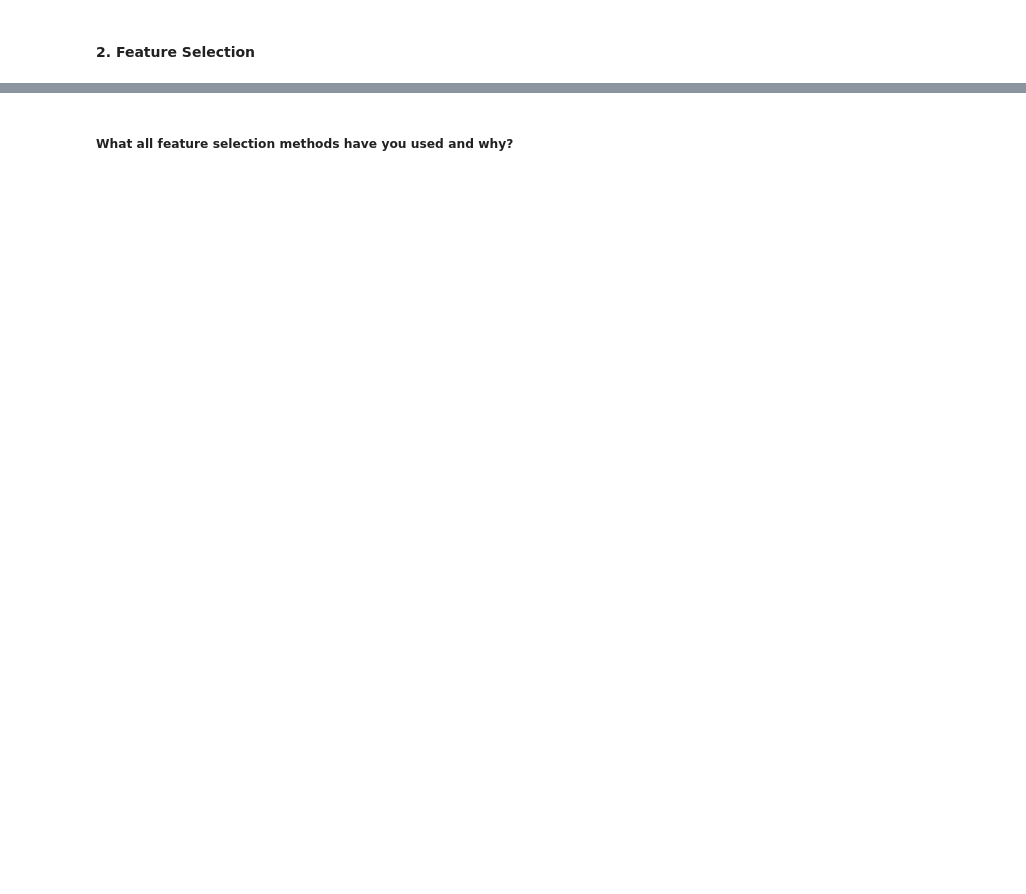
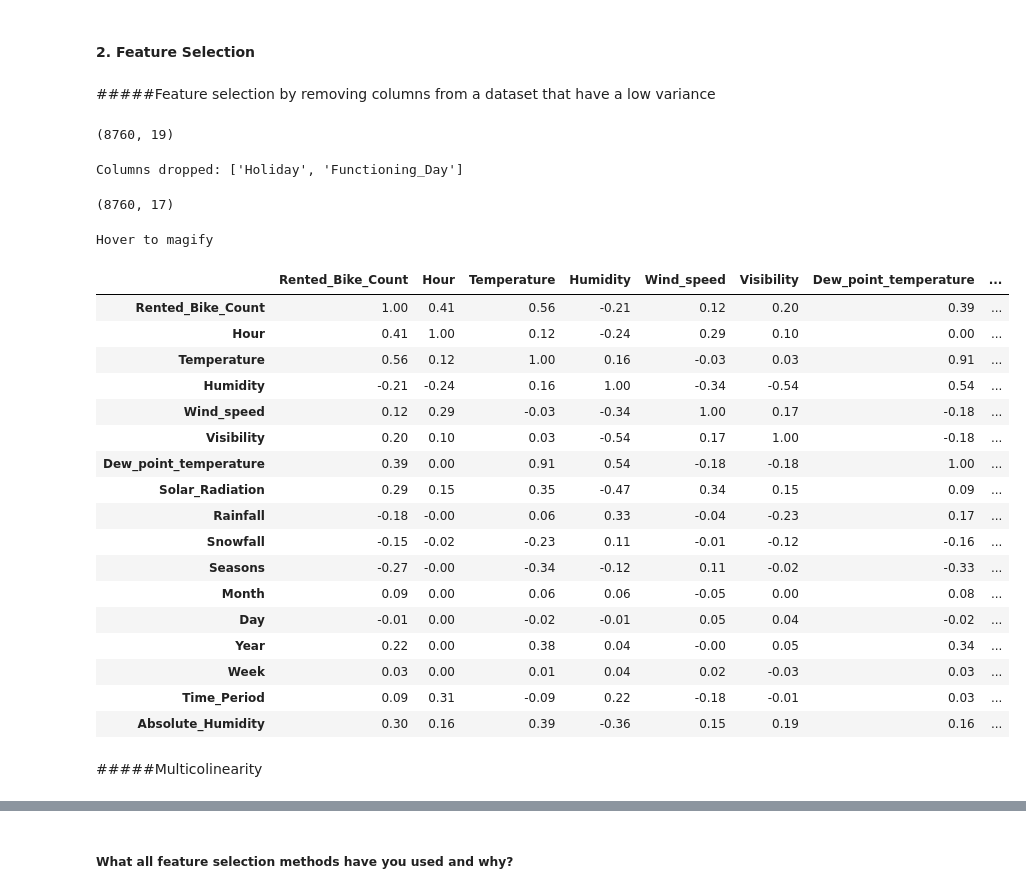
Before and after one commit to abhinav4201/Regression-Bike-Sharing-Demand-Prediction, a Jupyter notebook: Supervised_Regression_Bike_Demand_Prediction_Capstone_2.ipynb, the cells around one changed output, grey strips where cells are left out. Saved outputs shown, nothing was run; the diff lists cells and outputs as text; code cells hidden in the pictures; blank space fills up the shorter version.

Commit message:
feature selection

```diff
--- a/Supervised_Regression_Bike_Demand_Prediction_Capstone_2.ipynb
+++ b/Supervised_Regression_Bike_Demand_Prediction_Capstone_2.ipynb
@@ -1209,0 +1305,2 @@ Since, there were no missing values to handle in the given dataset no further ma
+# %%
+dd = df.copy()
@@ -1226,4 +1433,82 @@ Answer Here.
+# %%
+# np.isinf(dff).values.sum()
+# dff.replace([np.inf, -np.inf], 0, inplace=True)
+np.isinf(dd).values.sum()
+dd.replace([np.inf, -np.inf], 0, inplace=True)
 # %% [markdown]
 #### 2. Feature Selection
+# %% [markdown]
+#####Feature selection by removing columns from a dataset that have a low variance
 # %%
 # Select your features wisely to avoid overfitting
+# Checking the shape of dataset
+# dff.shape
+dd.shape
+# %% [output]
+(8760, 19)
+# %%
+# Dropping Constant and Quasi Constant Feature
+def dropping_constant(data):
+  from  sklearn.feature_selection import VarianceThreshold
+  var_thres= VarianceThreshold(threshold=0.05)
+  var_thres.fit(data)
+  concol = [column for column in data.columns
+          if column not in data.columns[var_thres.get_support()]] #var_thres.get_support() return boolean values on checking condition
+  print(f'Columns dropped: {concol}')
+  df_removed_var=data.drop(concol,axis=1)
+  return df_removed_var
+# %%
+# Calling the function
+# df_removed_var=dropping_constant(dff)
+df_removed_var=dropping_constant(dd)
+# %% [output]
+Columns dropped: ['Holiday', 'Functioning_Day']
+# %%
+# Checking the shape after feature dropped
+df_removed_var.shape
+# %% [output]
+(8760, 17)
+# %%
+# Correlation Heatmap visualization code
+corr = df_removed_var.corr()
+cmap = cmap=sns.diverging_palette(5, 250, as_cmap=True)
+
+def magnify():
+    return [dict(selector="th",
+                 props=[("font-size", "7pt")]),
+            dict(selector="td",
+                 props=[('padding', "0em 0em")]),
+            dict(selector="th:hover",
+                 props=[("font-size", "12pt")]),
+            dict(selector="tr:hover td:hover",
+                 props=[('max-width', '200px'),
+                        ('font-size', '12pt')])
+]
+
+corr.style.background_gradient(cmap, axis=1)\
+    .set_properties(**{'max-width': '80px', 'font-size': '10pt'})\
+    .set_caption("Hover to magify")\
+    .set_precision(2)\
+    .set_table_styles(magnify())
+# %% [output]
+Hover to magify
+|  | Rented_Bike_Count | Hour | Temperature | Humidity | Wind_speed | Visibility | Dew_point_temperature | ... |
+| Rented_Bike_Count | 1.00 | 0.41 | 0.56 | -0.21 | 0.12 | 0.20 | 0.39 | ... |
+| Hour | 0.41 | 1.00 | 0.12 | -0.24 | 0.29 | 0.10 | 0.00 | ... |
+| Temperature | 0.56 | 0.12 | 1.00 | 0.16 | -0.03 | 0.03 | 0.91 | ... |
+| Humidity | -0.21 | -0.24 | 0.16 | 1.00 | -0.34 | -0.54 | 0.54 | ... |
+| Wind_speed | 0.12 | 0.29 | -0.03 | -0.34 | 1.00 | 0.17 | -0.18 | ... |
+| Visibility | 0.20 | 0.10 | 0.03 | -0.54 | 0.17 | 1.00 | -0.18 | ... |
+| Dew_point_temperature | 0.39 | 0.00 | 0.91 | 0.54 | -0.18 | -0.18 | 1.00 | ... |
+| Solar_Radiation | 0.29 | 0.15 | 0.35 | -0.47 | 0.34 | 0.15 | 0.09 | ... |
+| Rainfall | -0.18 | -0.00 | 0.06 | 0.33 | -0.04 | -0.23 | 0.17 | ... |
+| Snowfall | -0.15 | -0.02 | -0.23 | 0.11 | -0.01 | -0.12 | -0.16 | ... |
+| Seasons | -0.27 | -0.00 | -0.34 | -0.12 | 0.11 | -0.02 | -0.33 | ... |
+| Month | 0.09 | 0.00 | 0.06 | 0.06 | -0.05 | 0.00 | 0.08 | ... |
+| Day | -0.01 | 0.00 | -0.02 | -0.01 | 0.05 | 0.04 | -0.02 | ... |
+| Year | 0.22 | 0.00 | 0.38 | 0.04 | -0.00 | 0.05 | 0.34 | ... |
+| Week | 0.03 | 0.00 | 0.01 | 0.04 | 0.02 | -0.03 | 0.03 | ... |
+| Time_Period | 0.09 | 0.31 | -0.09 | 0.22 | -0.18 | -0.01 | 0.03 | ... |
+| Absolute_Humidity | 0.30 | 0.16 | 0.39 | -0.36 | 0.15 | 0.19 | 0.16 | ... |
+# %% [markdown]
+#####Multicolinearity
```
Also changed, not shown: parts of 73 cells of this notebook.
